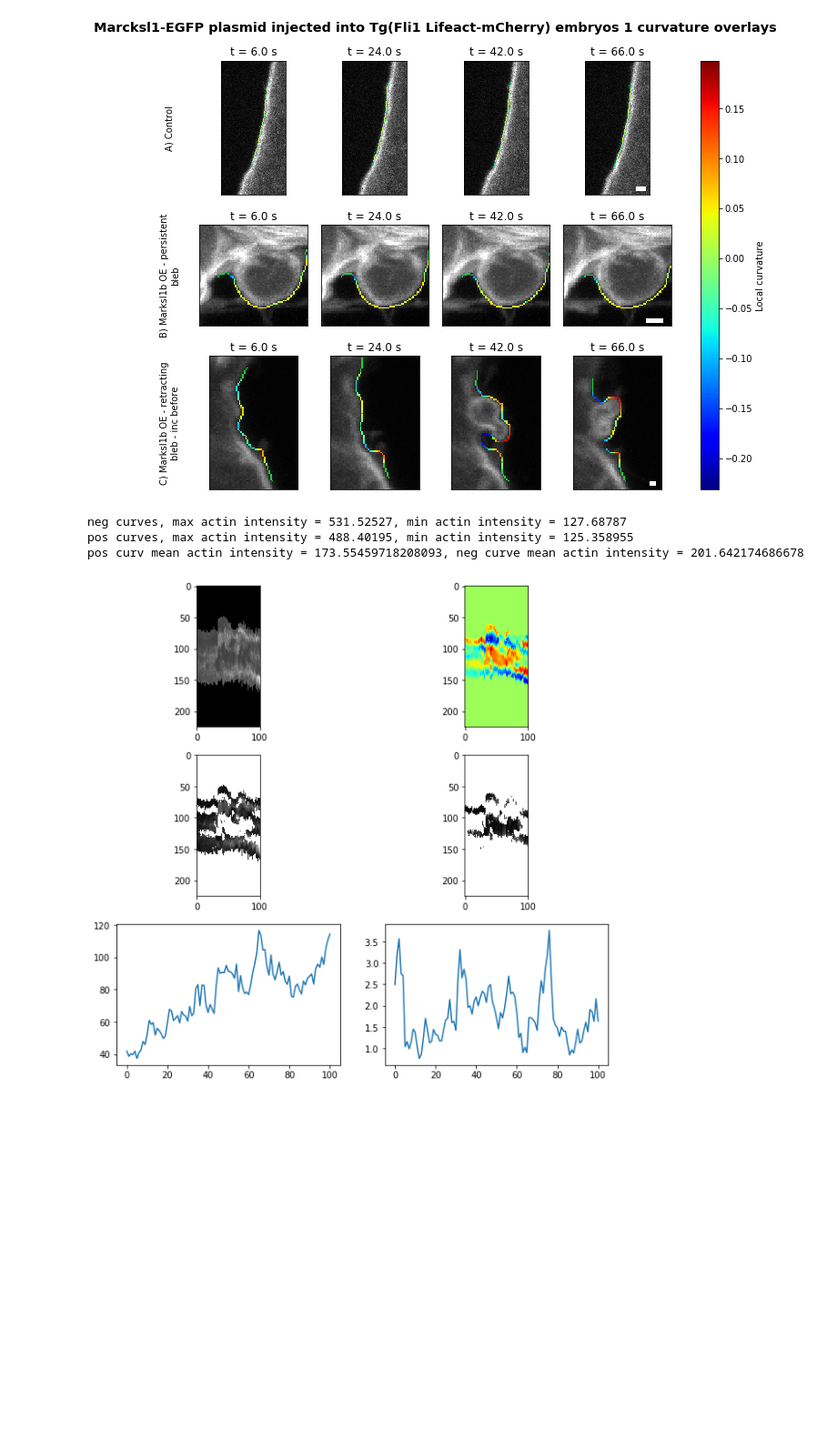
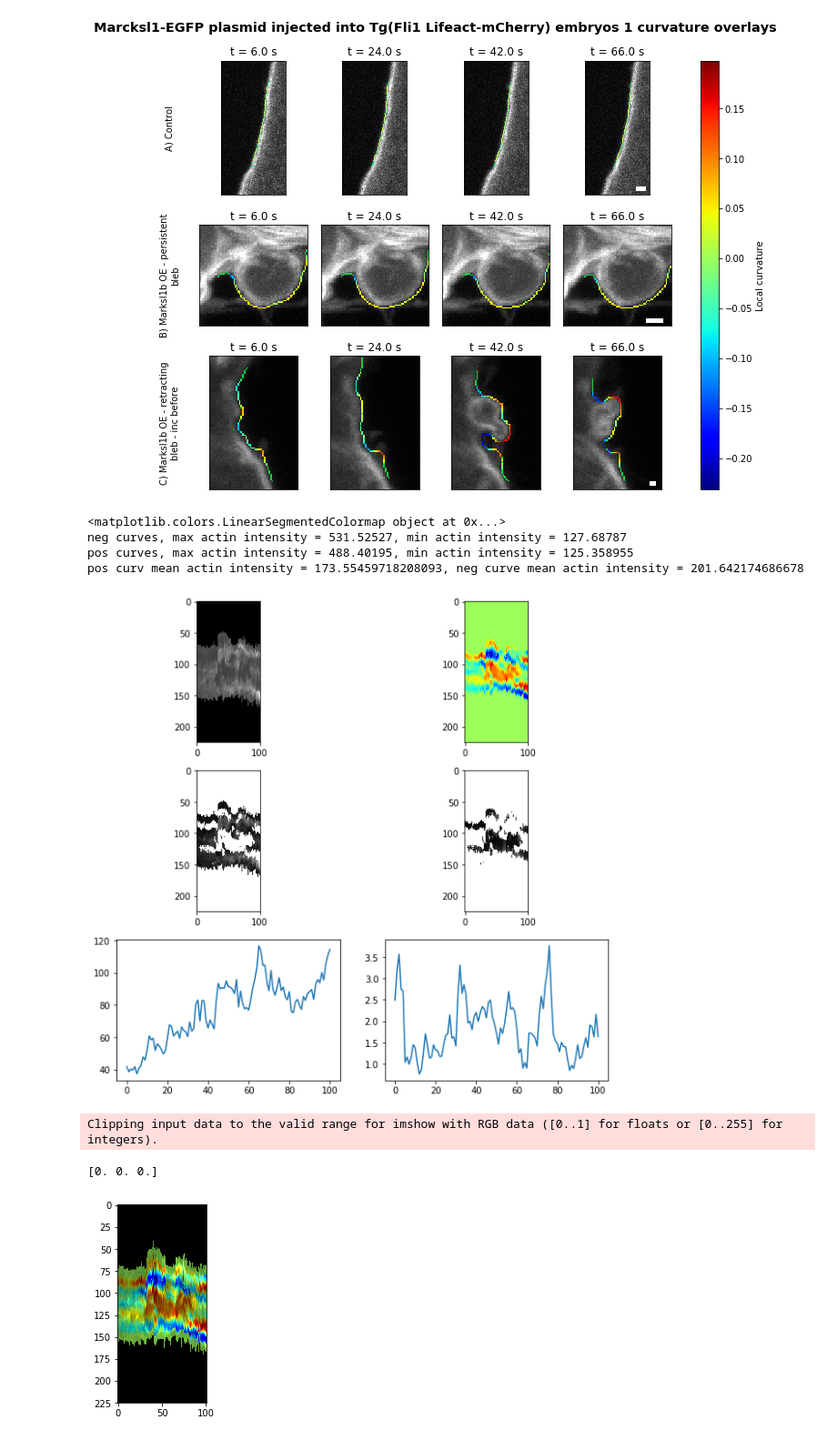
Before and after one commit to dougkelly88/blebbing_analysis, a Jupyter notebook: plotting/Blebbing figures.ipynb, the cells around one changed output. Shown at 91% size. Saved outputs shown, nothing was run; the diff lists cells and outputs as text; code cells hidden in the pictures; blank space fills up the shorter version.

Commit message:
Use numpy vectorised method to increase speed in generating merged images

```diff
--- a/plotting/Blebbing figures.ipynb
+++ b/plotting/Blebbing figures.ipynb
@@ -57,7 +57,6 @@ def load_kymograph_data(experiment_folder):
 
     return actin_kyms, curvature_kyms, paramses, subtitles;
 
-
 def curvature_with_intensity(curv_im, actin_im, contrast_enhancement=0):
     """from imshow results, return an rgba image of curvature with actin intensity controlling the alpha channel"""
     curv_range = curv_im.get_clim();
@@ -83,6 +82,18 @@ def curvature_with_intensity(curv_im, actin_im, contrast_enhancement=0):
 
     return merged_im;
 
+def fast_cwi(curv_im, actin_im, contrast_enhancement=0):
+    curv_range = curv_im.get_clim();
+    clrm = curv_im.cmap;
+    i_range = actin_im.get_clim();
+    curvature_kym = curv_im.get_array();
+    actin_kym = actin_im.get_array();
+    norm_curv = (np.round(255*(curvature_kym - min(curv_range))/(max(curv_range) - min(curv_range)))).astype(int);
+    norm_i = (actin_kym - min(i_range))/((max(i_range) - min(i_range)) * (1 - contrast_enhancement));
+    vf = np.vectorize(clrm);
+    merged_im = np.stack([rgb_curv * norm_i for rgb_curv in vf(norm_curv)[:3]], 2)
+    return merged_im;
+
 def add_scalebar(params, ax, fig, color='w', scale_bar_size_um=1, vertical_scale_bar=False):
     """add a scalebar to the provided axes"""
     scalebar_len_pix = round(float(scale_bar_size_um) / params.pixel_physical_size);
@@ -357,29 +368,39 @@ for imidx in range(len(ims)):
 [figure]
 # %%
 fig, axs = plt.subplots(3,2, figsize=(10,10));
-axs[0][0].imshow(actin_kyms[2], plt.cm.gray);
+actin_im = axs[0][0].imshow(actin_kyms[2], plt.cm.gray);
 thresh_val = 0.025
-axs[0][1].imshow(curvature_kyms[2], plt.cm.jet);
+curv_im = axs[0][1].imshow(curvature_kyms[2], plt.cm.jet);
+print(curv_im.cmap)
 pos_curv_mask = np.ma.masked_greater(curvature_kyms[2], thresh_val).mask;
 zero_intensity_mask = np.ma.masked_less_equal(actin_kyms[2], thresh_val).mask;
 neg_curv_actin = np.ma.fix_invalid(actin_kyms[2],
                                    mask=np.bitwise_or(pos_curv_mask, zero_intensity_mask),
                                    fill_value=None);
 pos_curv_actin = np.ma.fix_invalid(actin_kyms[2],
                                    mask=np.bitwise_or(np.bitwise_not(pos_curv_mask), zero_intensity_mask),
                                    fill_value=None);
 axs[1][0].imshow(neg_curv_actin, plt.cm.gray)
 print("neg curves, max actin intensity = " + str(neg_curv_actin.max()) + ", min actin intensity = " + str(neg_curv_actin.min()))
 print("pos curves, max actin intensity = " + str(pos_curv_actin.max()) + ", min actin intensity = " + str(pos_curv_actin.min()))
 print("pos curv mean actin intensity = " + str(pos_curv_actin.mean()) + ", neg curve mean actin intensity = " + str(neg_curv_actin.mean()));
 axs[1][1].imshow(pos_curv_actin, plt.cm.gray);
 offset = min([neg_curv_actin.min(), pos_curv_actin.min()])
 ratio = (neg_curv_actin.mean(0)-offset)/(pos_curv_actin.mean(0)-offset)
 axs[2][0].plot(neg_curv_actin.mean(0)-min([neg_curv_actin.min(), pos_curv_actin.min()]));
 axs[2][1].plot(ratio);
 plt.show()
+
+mrgim = fast_cwi(curv_im, actin_im, contrast_enhancement=0.5);
+fig, ax=  plt.subplots(1,1);
+ax.imshow(mrgim)
+print(mrgim[1,1,:])
 # %% [output]
+<matplotlib.colors.LinearSegmentedColormap object at 0x...>
 neg curves, max actin intensity = 531.52527, min actin intensity = 127.68787
 pos curves, max actin intensity = 488.40195, min actin intensity = 125.358955
 pos curv mean actin intensity = 173.55459718208093, neg curve mean actin intensity = 201.642174686678
 [figure]
+Clipping input data to the valid range for imshow with RGB data ([0..1] for floats or [0..255] for integers).
+[0. 0. 0.]
+[figure, added]
```
